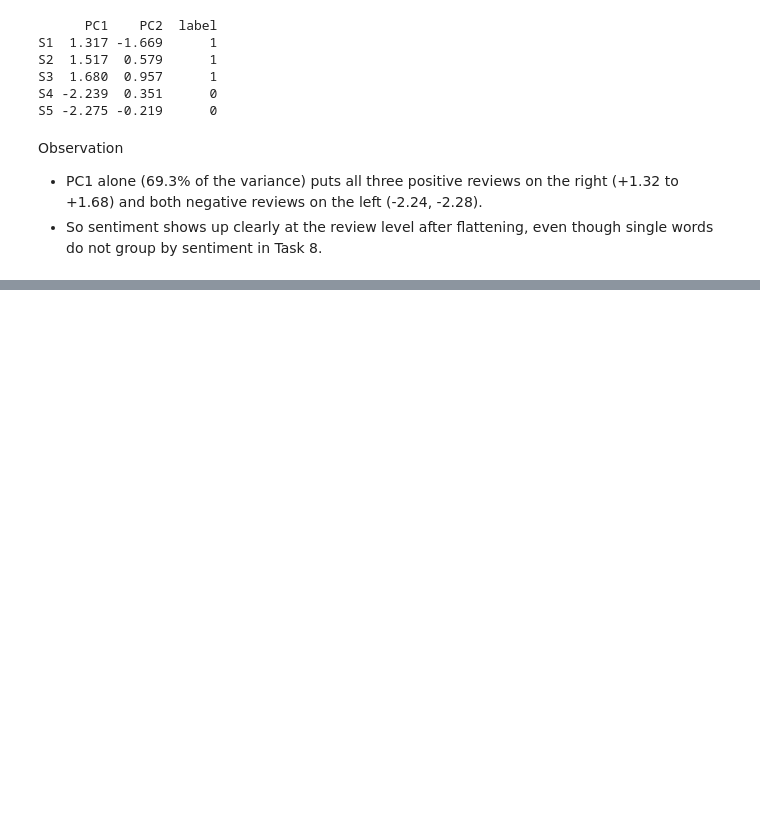
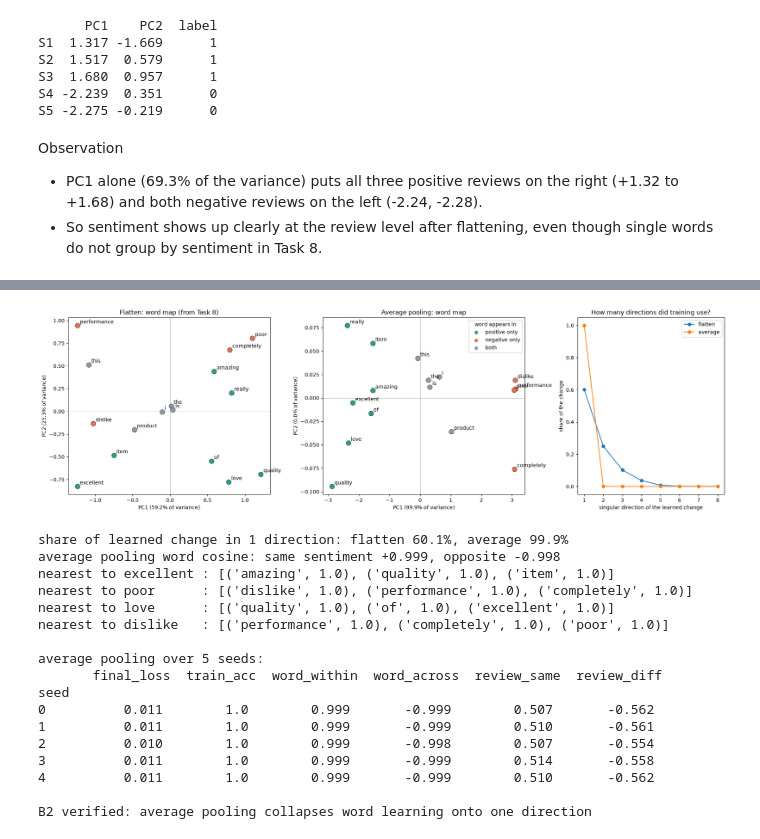
Before and after one commit to samuelshine/ami-trim-5, a Jupyter notebook: lab-3/Text_Latent_Representation.ipynb, the cells around one changed output, grey strips where cells are left out. Drawn from its saved outputs; the diff is of its cells as text; code cells hidden in the pictures; blank space fills up the shorter version.

```diff
--- a/lab-3/Text_Latent_Representation.ipynb
+++ b/lab-3/Text_Latent_Representation.ipynb
@@ -795,0 +891,54 @@ Observation
+# %%
+_, model_avg, W0_avg, W_avg = run_seed(SEED, "average")
+rows_avg = [run_seed(s, "average")[0] for s in SEEDS]
+avg_df = pd.DataFrame(rows_avg).set_index("seed")
+
+delta = {"flatten": W - W_before, "average": W_avg - W0_avg}
+share = {k: (np.linalg.svd(d[2:], compute_uv=False) ** 2) for k, d in delta.items()}
+share = {k: v / v.sum() for k, v in share.items()}
+
+fig, axes = plt.subplots(1, 3, figsize=(19, 5.8), gridspec_kw={"width_ratios": [1.1, 1.1, 0.8]})
+pca_plot(axes[0], W, "Flatten: word map (from Task 8)")
+pca_a, Za = pca_plot(axes[1], W_avg, "Average pooling: word map")
+for g, c in group_colour.items():
+    axes[1].scatter([], [], color=c, label=g)
+axes[1].legend(title="word appears in")
+for k, c in [("flatten", "tab:blue"), ("average", "tab:orange")]:
+    axes[2].plot(range(1, EMB_DIM + 1), share[k], "o-", color=c, label=k)
+axes[2].set_xlabel("singular direction of the learned change")
+axes[2].set_ylabel("share of the change")
+axes[2].set_title("How many directions did training use?")
+axes[2].legend()
+plt.tight_layout()
+plt.show()
+
+wi_a, wa_a = group_cosines(W_avg)
+print(f"share of learned change in 1 direction: flatten {share['flatten'][0]:.1%}, average {share['average'][0]:.1%}")
+print(f"average pooling word cosine: same sentiment {wi_a:+.3f}, opposite {wa_a:+.3f}")
+for w in ["excellent", "poor", "love", "dislike"]:
+    print(f"nearest to {w:<10}: {neighbours(W_avg, w)}")
+print("\naverage pooling over 5 seeds:\n", avg_df[["final_loss", "train_acc", "word_within", "word_across", "review_same", "review_diff"]].round(3))
+
+# Verify: average pooling puts almost all of the learned change on one line, and flatten does not.
+assert share["average"][0] > 0.95 > share["flatten"][0]
+checks["B2  flatten vs average pooling"] = f"average: {share['average'][0]:.0%} of change on 1 axis, flatten {share['flatten'][0]:.0%}"
+print("\nB2 verified: average pooling collapses word learning onto one direction")
+# %% [output]
+[figure, added]
+share of learned change in 1 direction: flatten 60.1%, average 99.9%
+average pooling word cosine: same sentiment +0.999, opposite -0.998
+nearest to excellent : [('amazing', 1.0), ('quality', 1.0), ('item', 1.0)]
+nearest to poor      : [('dislike', 1.0), ('performance', 1.0), ('completely', 1.0)]
+nearest to love      : [('quality', 1.0), ('of', 1.0), ('excellent', 1.0)]
+nearest to dislike   : [('performance', 1.0), ('completely', 1.0), ('poor', 1.0)]
+
+average pooling over 5 seeds:
+       final_loss  train_acc  word_within  word_across  review_same  review_diff
+seed
+0          0.011        1.0        0.999       -0.999        0.507       -0.562
+1          0.011        1.0        0.999       -0.999        0.510       -0.561
+2          0.010        1.0        0.999       -0.998        0.507       -0.554
+3          0.011        1.0        0.999       -0.999        0.514       -0.558
+4          0.011        1.0        0.999       -0.999        0.510       -0.562
+
+B2 verified: average pooling collapses word learning onto one direction
```
Also changed, not shown: parts of 20 cells of this notebook.
